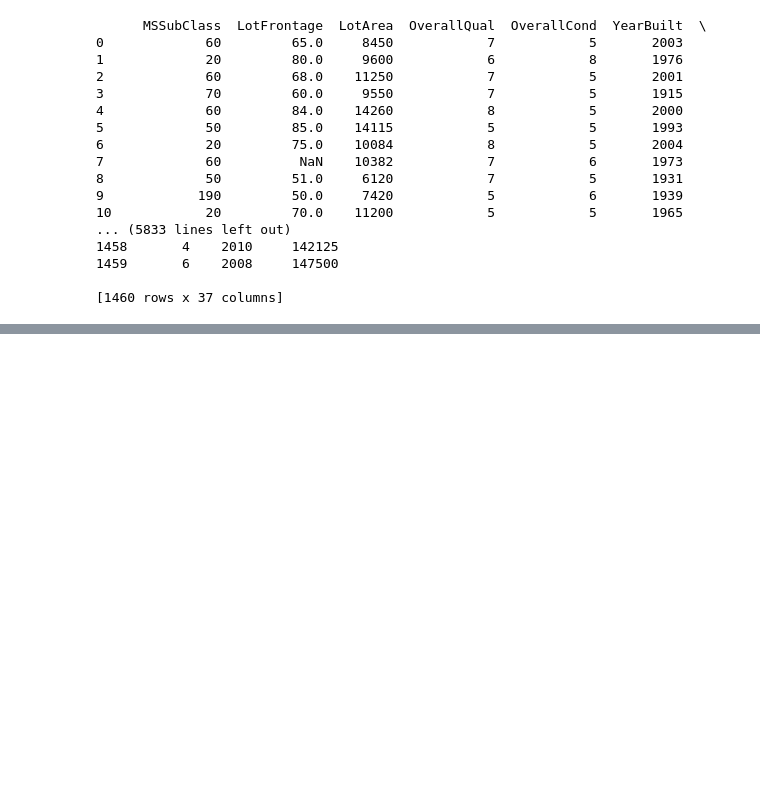
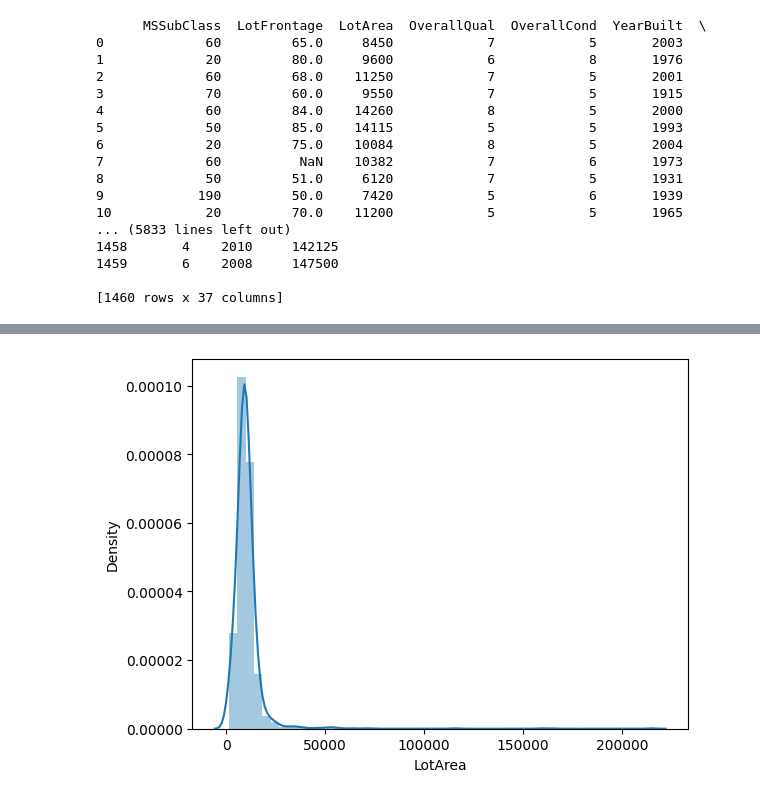
Before and after one commit to rahulrawat913/house_prediction_price, a Jupyter notebook: Housing_Prediction.ipynb, the cells around one changed output, grey strips where cells are left out. Cells and saved outputs as stored; diff of their text form; code cells hidden in the pictures; blank space fills up the shorter version.

```diff
--- a/Housing_Prediction.ipynb
+++ b/Housing_Prediction.ipynb
@@ -115,0 +211,6 @@ ValueError: Could not interpret value `saleprice` for parameter `x`
+# %%
+# poolArea
+sns.distplot(housing_data['LotArea'])
+plt.show()
+# %% [output]
+[figure, added]
```
Also changed, not shown: parts of 20 cells of this notebook.
